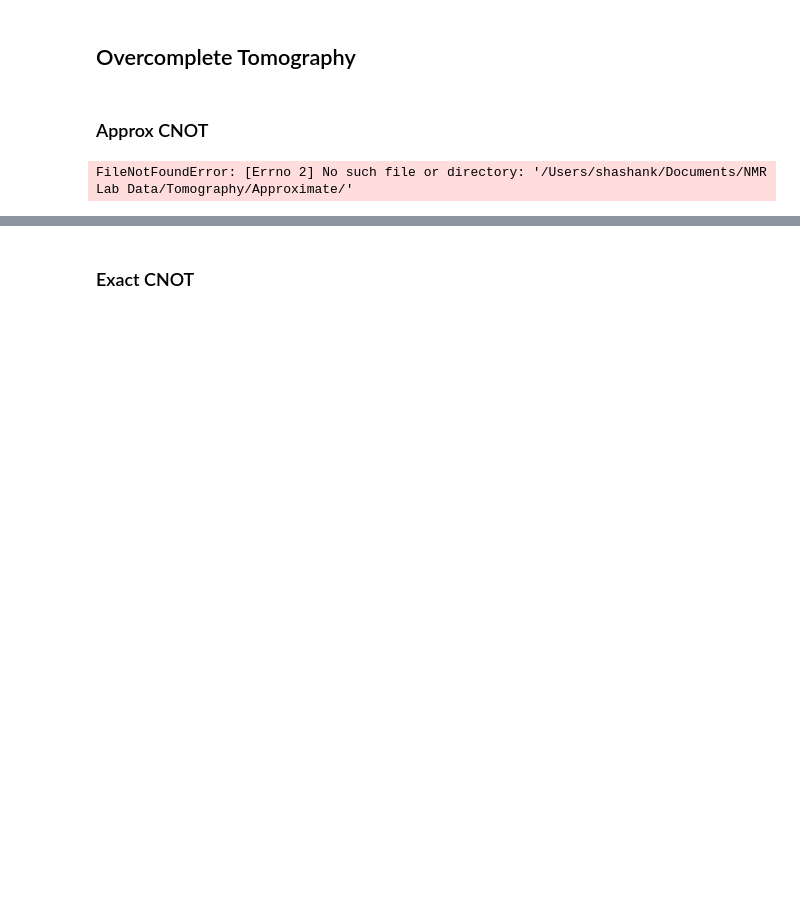
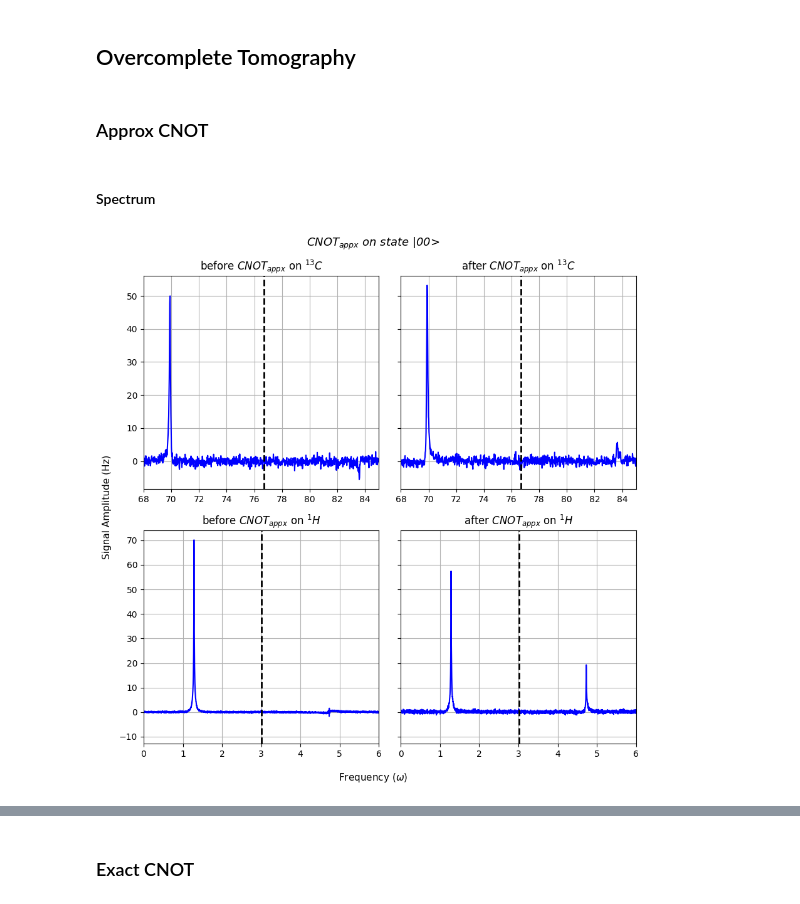
Before and after one commit to shashankd95/ApproximateToffoli, a Jupyter notebook: NMR_Algorithms_Alt.ipynb, the cells around one changed output, grey strips where cells are left out. Saved outputs shown, nothing was run; the diff lists cells and outputs as text; code cells hidden in the pictures; blank space fills up the shorter version.

```diff
--- a/NMR_Algorithms_Alt.ipynb
+++ b/NMR_Algorithms_Alt.ipynb
@@ -122,8 +143,10 @@ plt.show()
 ## Overcomplete Tomography
 # %% [markdown]
 ### Approx CNOT
+# %% [markdown]
+#### Spectrum
 # %%
-PATH = "/Users/shashank/Documents/NMR Lab Data/Tomography/Approximate/"
+PATH = "/Users/shashank/Documents/NMR/Tomography/Approximate/"
 
 fileNames = os.listdir(PATH)
 fileNames_1H = [file for file in fileNames if 'None_00.csv' in file]
@@ -164,46 +187,41 @@ for df in df_a1H_list:
 sum_13C = 0
 for df in df_13C_list:
     freq_13C = df.iloc[:,0]
     sum_13C += df.iloc[:,1]
 
 sum_a13C = 0
 for df in df_a13C_list:
     freq_a13C = df.iloc[:,0]
     sum_a13C += df.iloc[:,1]
 
-peak_loc_1H, int_1H = integrator(np.array(freq_1H), np.array(sum_1H)/3, 3, 10)
-peak_loc_a1H, int_a1H = integrator(np.array(freq_a1H), np.array(sum_a1H)/3, 3, 10)
+peak_loc_1H, int_1H = integrator(np.array(freq_1H), np.array(sum_1H)/3, 0, 6)
+peak_loc_a1H, int_a1H = integrator(np.array(freq_a1H), np.array(sum_a1H)/3, 0, 6, 0.7)
 peak_loc_13C, int_13C = integrator(np.array(freq_13C), np.array(sum_13C)/3, 68, 89)
 peak_loc_a13C, int_a13C = integrator(np.array(freq_a13C), np.array(sum_a13C)/3, 68, 89)
 
-ratio_b = int_1H/int_13C
-ratio_a = int_a1H/int_a13C
-
 plt.rcParams['axes.grid'] = True
-fig, ax = plt.subplots(2, 2, sharex = 'all', sharey = 'row', figsize = (9,9))
-fig.suptitle('$CNOT_{appx}$ Truth Table  ', fontsize=13, style = 'italic')
-fig.supxlabel('Frequency($\omega$)', fontsize = 11)
-fig.supylabel('Peak Integral', fontsize = 11)
+fig1, ax1 = plt.subplots(2, 2, sharex = 'row', sharey = 'row', figsize = (9,9))
+fig1.suptitle('$CNOT_{appx}$ on state |00>', fontsize=13, style = 'italic')
+fig1.supxlabel('Frequency ($\omega$)', fontsize = 11)
+fig1.supylabel('Signal Amplitude (Hz)', fontsize = 11)
 
 ax1[0,0].set_xlim(68, 85)
-ax1[0,0].bar(peak_loc_13C, int_13C, color = 'blue')
+ax1[0,0].plot(freq_13C, sum_13C, color = 'blue')
 ax1[0,0].axvline(x = 76.7, linestyle = 'dashed', linewidth = 2, color = 'black')
 ax1[0,0].set_title('before $CNOT_{appx}$ on $^{13}C$')
-ax1[0,1].bar(peak_loc_a13C, int_a13C, color = 'blue')
+ax1[0,1].plot(freq_a13C, sum_a13C, color = 'blue')
 ax1[0,1].axvline(x = 76.7, linestyle = 'dashed', linewidth = 2, color = 'black')
 ax1[0,1].set_title('after $CNOT_{appx}$ on $^{13}C $')
 
 ax1[1,0].set_xlim(0, 6)
-ax1[1,0].bar(peak_loc_1H, int_1H, color = 'blue')
+ax1[1,0].plot(freq_1H, sum_1H, color = 'blue')
 ax1[1,0].axvline(x = 3.01, linestyle = 'dashed', linewidth = 2, color = 'black')
 ax1[1,0].set_title('before $CNOT_{appx}$ on $^{1}H$')
-ax1[1,1].bar(peak_loc_a1H, int_a1H, color = 'blue')
+ax1[1,1].plot(freq_a1H, sum_a1H, color = 'blue')
 ax1[1,1].axvline(x = 3.01, linestyle = 'dashed', linewidth = 2, color = 'black')
 ax1[1,1].set_title('after $CNOT_{appx}$ on $^{1}H$')
 
-fig1.text(0.25, 0, f'$P_H/P_C$ = {ratio_b:.3g}', ha='center', va='center', fontsize = 10)
-fig1.text(0.75, 0, f'$P^c_H/P^c_C$ = {ratio_a:.3g}', ha='center', va='center', fontsize = 10)
 fig1.tight_layout()
 plt.show()
 # %% [output]
-FileNotFoundError: [Errno 2] No such file or directory: '/Users/shashank/Documents/NMR Lab Data/Tomography/Approximate/'
+[figure, added]
```
Also changed, not shown: parts of 20 cells of this notebook, 1 other file.
